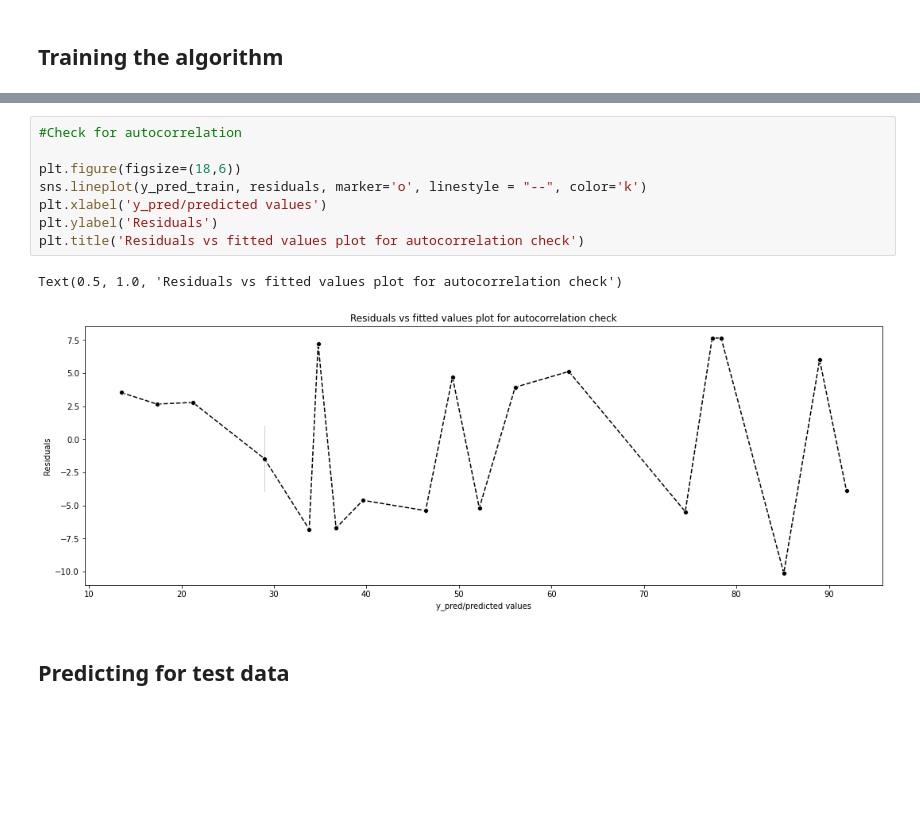
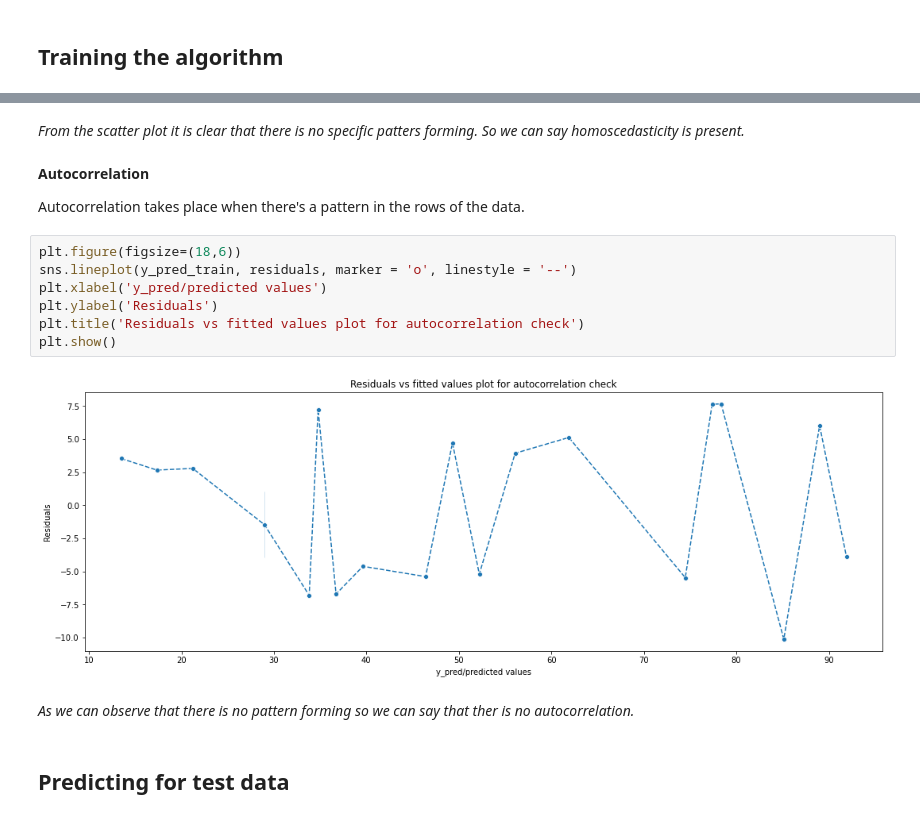
Before and after one commit to roshan2600/TSF_tasks, a Jupyter notebook: TSF Task 1.ipynb, the cells around one changed output, grey strips where cells are left out. Saved outputs shown, nothing was run; the diff lists cells and outputs as text; blank space fills up the shorter version.

```diff
--- a/TSF Task 1.ipynb
+++ b/TSF Task 1.ipynb
@@ -135,14 +138,20 @@ lzip(name, test)
+# %% [markdown]
+*From the scatter plot it is clear that there is no specific patters forming. So we can say homoscedasticity is present.*
+# %% [markdown]
+**Autocorrelation**
+
+Autocorrelation takes place when there's a pattern in the rows of the data.
 # %%
-#Check for autocorrelation
-
 plt.figure(figsize=(18,6))
-sns.lineplot(y_pred_train, residuals, marker='o', linestyle = "--", color='k')
+sns.lineplot(y_pred_train, residuals, marker = 'o', linestyle = '--')
 plt.xlabel('y_pred/predicted values')
 plt.ylabel('Residuals')
 plt.title('Residuals vs fitted values plot for autocorrelation check')
+plt.show()
 # %% [output]
-Text(0.5, 1.0, 'Residuals vs fitted values plot for autocorrelation check')
-[figure, old version]
+[figure, new version]
+# %% [markdown]
+*As we can observe that there is no pattern forming so we can say that ther is no autocorrelation.*
 # %% [markdown]
 ## Predicting for test data
 # %%
```
Also changed, not shown: parts of 15 cells of this notebook.
